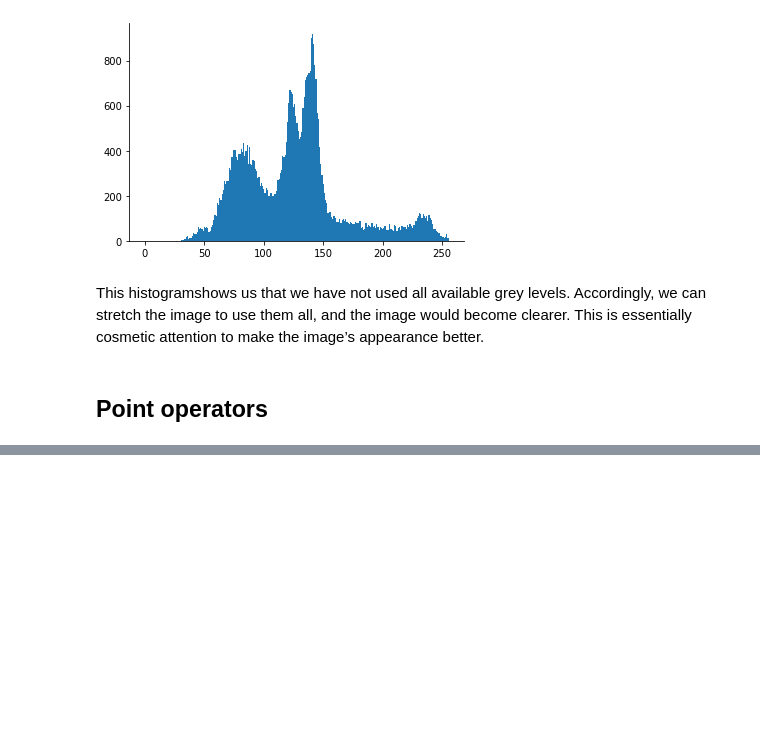
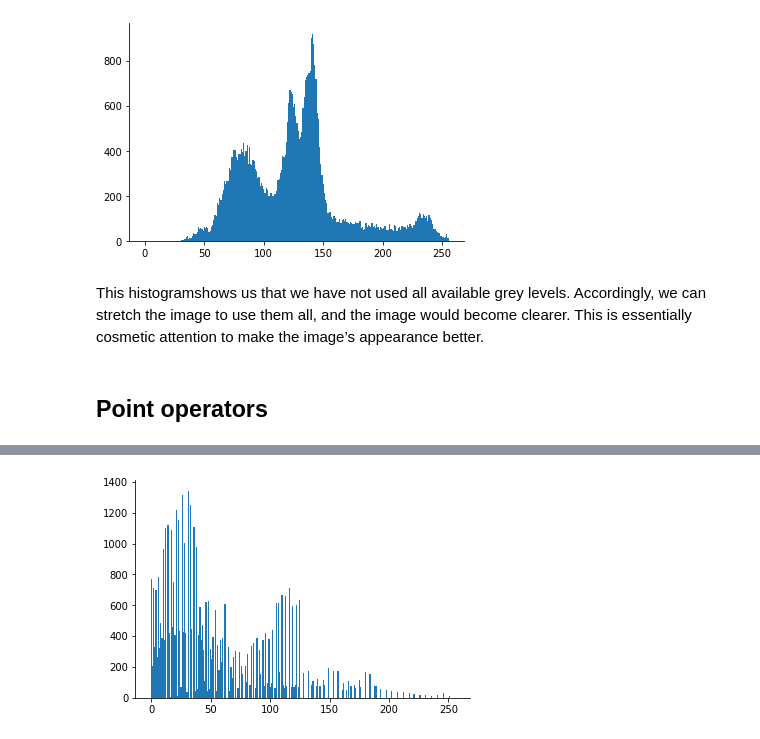
Before and after one commit to rahiakela/feature-extraction-and-image-processing-for-computer-vision, a Jupyter notebook: 3-image_processing/image_processing.ipynb, the cells around one changed output, grey strips where cells are left out. Cells and saved outputs as stored; diff of their text form; code cells hidden in the pictures; blank space fills up the shorter version.

```diff
--- a/3-image_processing/image_processing.ipynb
+++ b/3-image_processing/image_processing.ipynb
@@ -60,0 +120,5 @@ This histogramshows us that we have not used all available grey levels. Accordin
+# %%
+# Plot histograms
+plotHistogram(histogramSawtoothImage)
+# %% [output]
+[figure, added]
```
Also changed, not shown: parts of 20 cells of this notebook.
